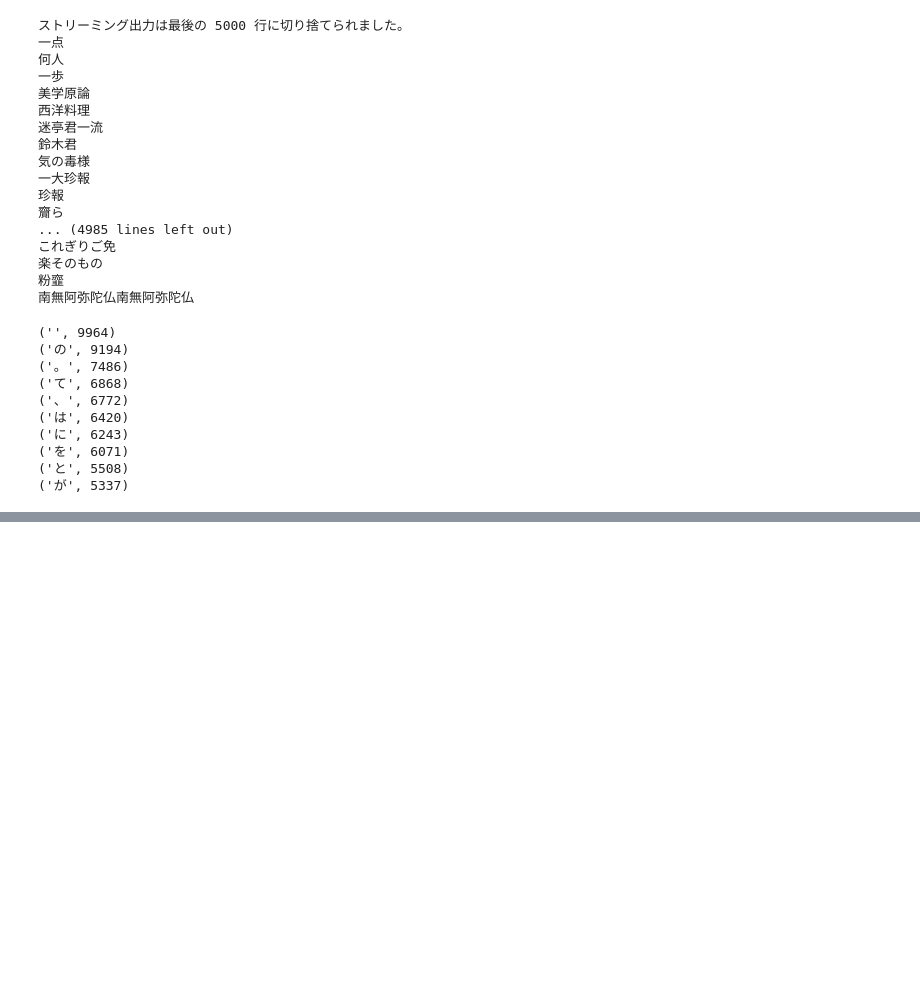
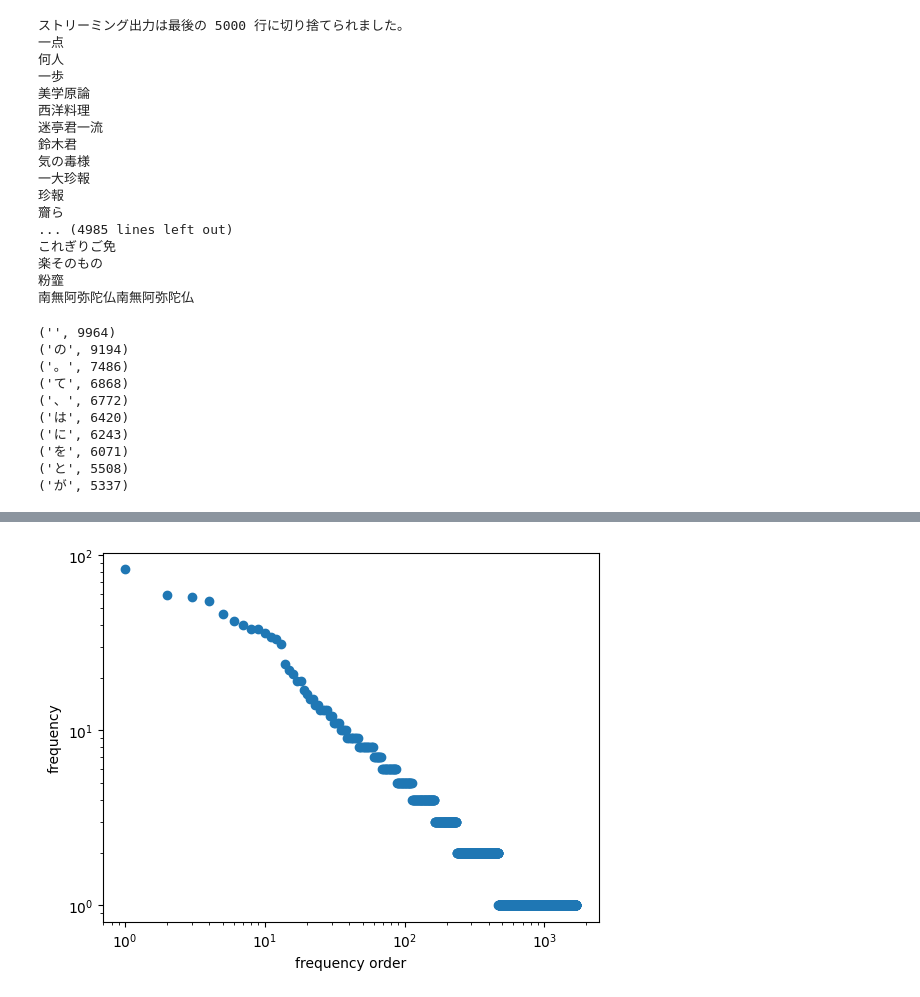
Before and after one commit to Rin-Sanity/test1, a Jupyter notebook: 04.ipynb, the cells around one changed output, grey strips where cells are left out. Cells and saved outputs as stored; diff of their text form; code cells hidden in the pictures; blank space fills up the shorter version.

```diff
--- a/04.ipynb
+++ b/04.ipynb
@@ -252,0 +301,21 @@ plt.show()
+# %%
+#39
+# 順位と頻度のデータを取得
+ranks = [r + 1 for r in range(len(freq))]
+values = [a[1] for a in freq]
+
+# 散布図をプロット
+plt.scatter(ranks, values)
+
+# x軸とy軸を対数スケールに設定
+plt.xscale('log')
+plt.yscale('log')
+
+# 軸ラベルの設定
+plt.xlabel('frequency order')
+plt.ylabel('frequency')
+
+# グラフの表示
+plt.show()
+# %% [output]
+[figure, added]
```
Also changed, not shown: parts of 6 cells of this notebook.
